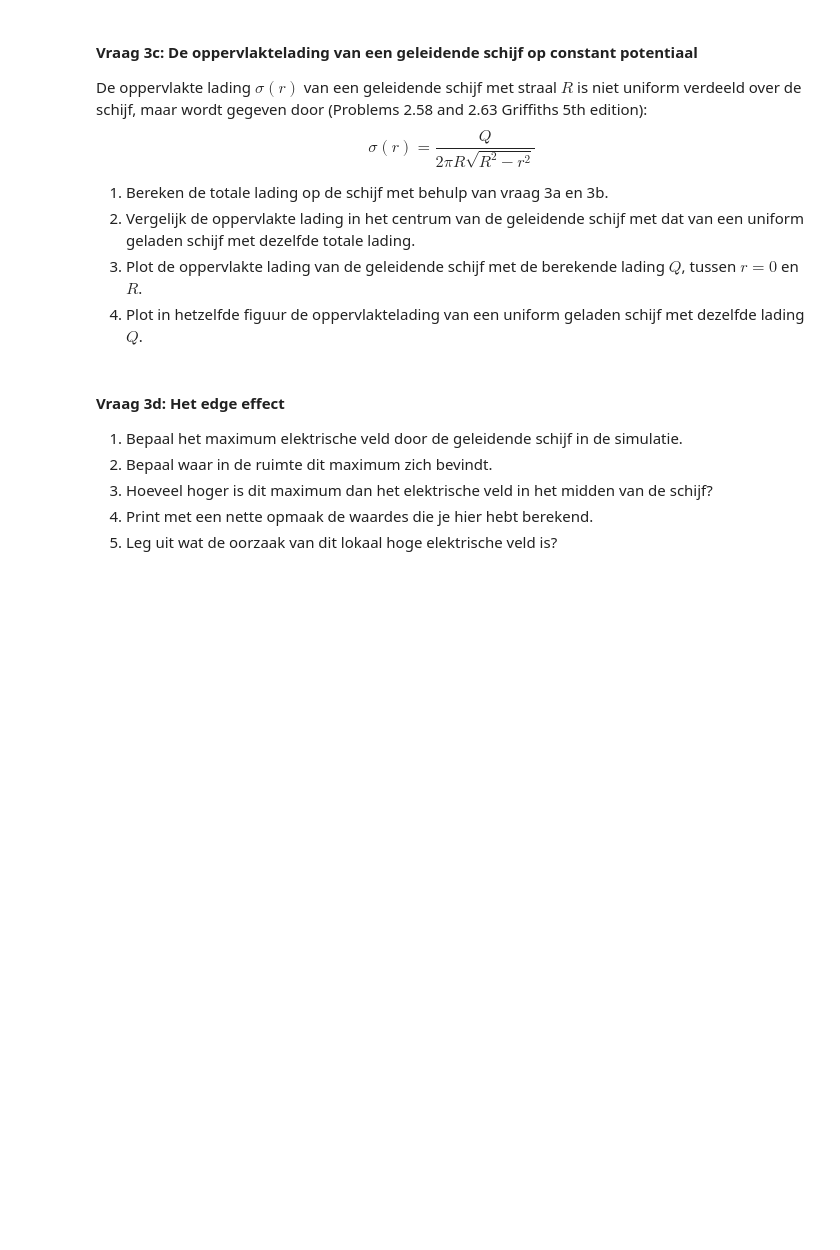
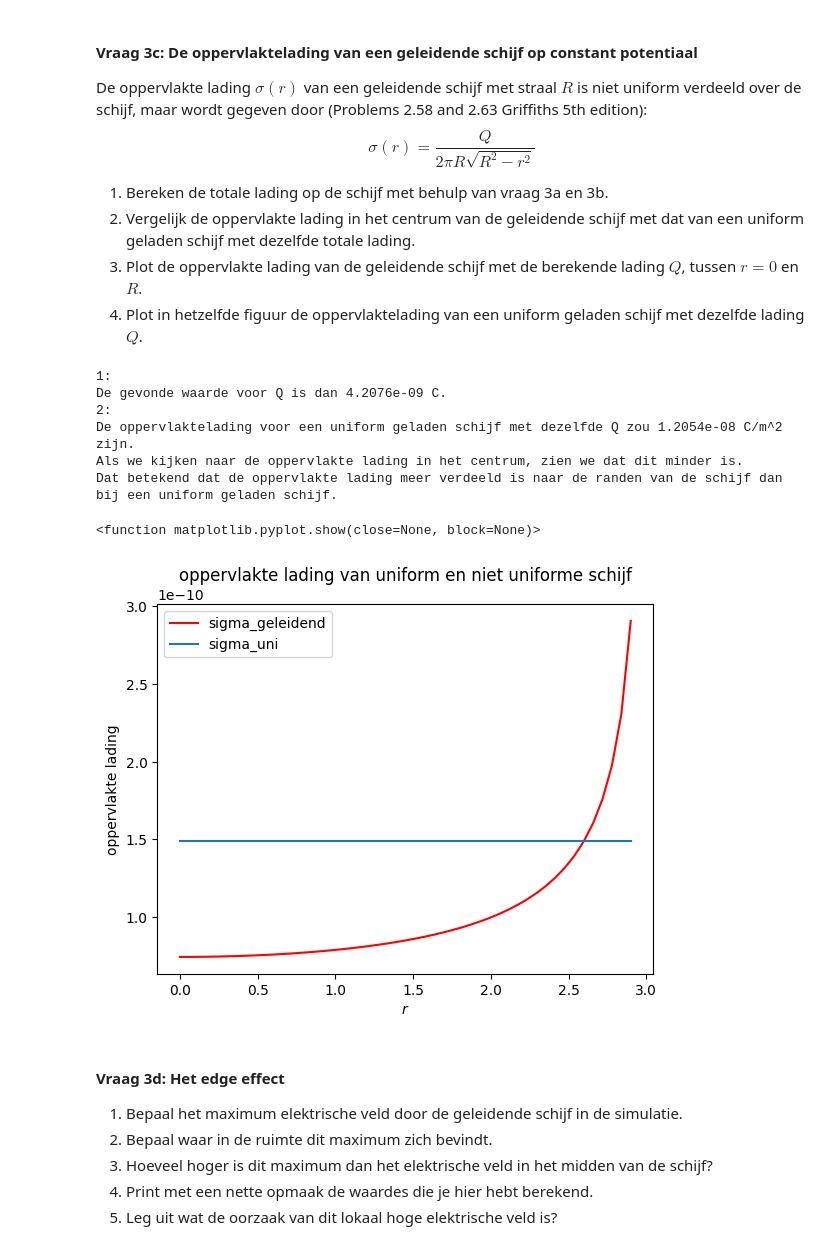
Before and after one commit to VladimirRistic/opdrachten-DEF-D, a Jupyter notebook: DigitaleOntwerpopdrachten/1CondensatorOpdracht/CondensatorOntwerpopdracht.ipynb, the cells around one changed output. Drawn from its saved outputs; the diff is of its cells as text; code cells hidden in the pictures; blank space fills up the shorter version.

```diff
--- a/DigitaleOntwerpopdrachten/1CondensatorOpdracht/CondensatorOntwerpopdracht.ipynb
+++ b/DigitaleOntwerpopdrachten/1CondensatorOpdracht/CondensatorOntwerpopdracht.ipynb
@@ -329,2 +330,5 @@ De norm van het elektrische veld, heel dicht bij het midden van de schijf is 4.2
 # %%
-#### Print met deze cel met een nette opmaak je antwoord op vraag 3b 2.
+# We gebruiken alleen Ez, omdat die loodrecht op het oppervlakte staat en Er er parralel aan staat.
+# We gebruiken als idex voor z weer 50 en voor r weer 0.
+opplading0 = epsilon0*Ez[50,0]*2 # dit is voor het veld boven de schijf. het veld onder de schijf zal evengroot zijn dus *2
+print("de oppervlakte lading in het midden van de schijf is" ,round(opplading0 ,15), "C/m^2" )
@@ -339,9 +345,43 @@ $$\sigma(r) = \frac{Q}{2 \pi R \sqrt{R^2 - r^2}}$$
 3. Plot de oppervlakte lading van de geleidende schijf met de berekende lading $Q$, tussen $r = 0$ en $R$.
 4. Plot in hetzelfde figuur de oppervlaktelading van een uniform geladen schijf met dezelfde lading $Q$.
 # %%
-###
-###Jouw code hier###
-###
+#1
+#In het midden(r=0) hebben we de oppervlakte lading gevonden. Als we r=0 invullen krijgen we:
+#opplading0 = Q/(2\pi*R^2) dan kunnen we Q vinden door:
+Q = opplading0*2*np.pi*3**2
+print("1:")
+print("De gevonde waarde voor Q is dan", round(Q, 13), "C.")
+
+#2
+# Voor een uniform geladen schijf geldt : opplading = Q/A = Q/(\pi*R^2) voor onze Q zou dat geven:
+print("2:")
+print("De oppervlaktelading voor een uniform geladen schijf met dezelfde Q zou", round(Q/np.pi*3**2, 12),"C/m^2 zijn.")
+print("Als we kijken naar de oppervlakte lading in het centrum, zien we dat dit minder is.")
+print("Dat betekend dat de oppervlakte lading meer verdeeld is naar de randen van de schijf dan bij een uniform geladen schijf.")
+
+#3 en 4
+r_schijf = np.linspace(0,2.9,49)
+R = 3
+sigma_geleidend = Q/(2*np.pi*R*np.sqrt(R**2-r_schijf**2))
+sigma_uni = Q/(np.pi*R**2)
+
+plt.figure()
+plt.plot(r_schijf, sigma_geleidend, color = 'red', label = "sigma_geleidend")
+plt.plot(r_schijf, np.linspace(sigma_uni, sigma_uni, 49), label = "sigma_uni")
+plt.legend()
+plt.xlabel("$r$")
+plt.ylabel("oppervlakte lading")
+plt.title("oppervlakte lading van uniform en niet uniforme schijf")
+plt.show
+# %% [output]
+1:
+De gevonde waarde voor Q is dan 4.2076e-09 C.
+2:
+De oppervlaktelading voor een uniform geladen schijf met dezelfde Q zou 1.2054e-08 C/m^2 zijn.
+Als we kijken naar de oppervlakte lading in het centrum, zien we dat dit minder is.
+Dat betekend dat de oppervlakte lading meer verdeeld is naar de randen van de schijf dan bij een uniform geladen schijf.
+<function matplotlib.pyplot.show(close=None, block=None)>
+[figure, added]
 # %% [markdown]
 #### Vraag 3d: Het edge effect
 
```
Also changed, not shown: parts of 7 cells of this notebook.
